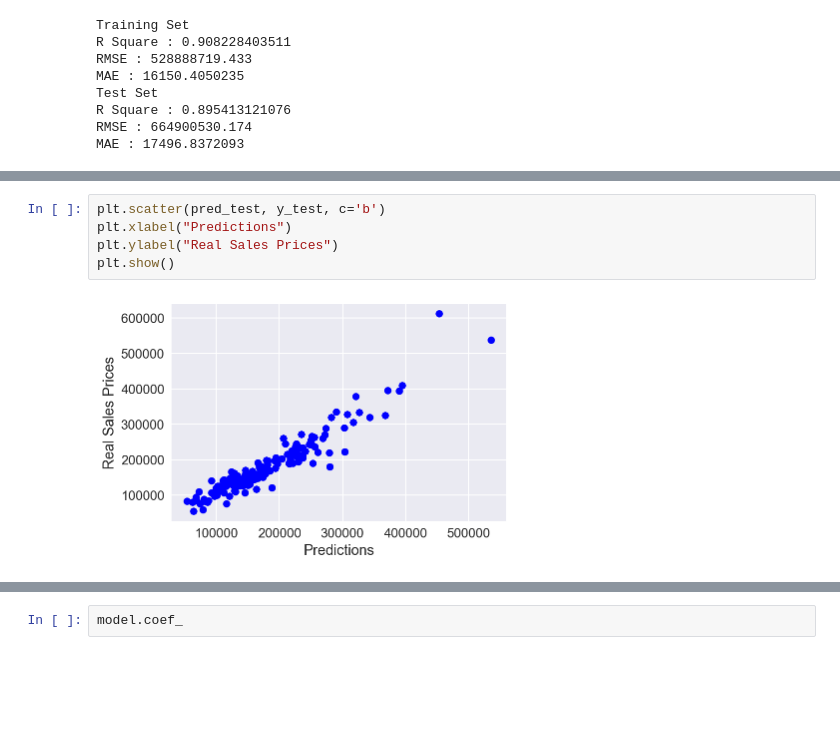
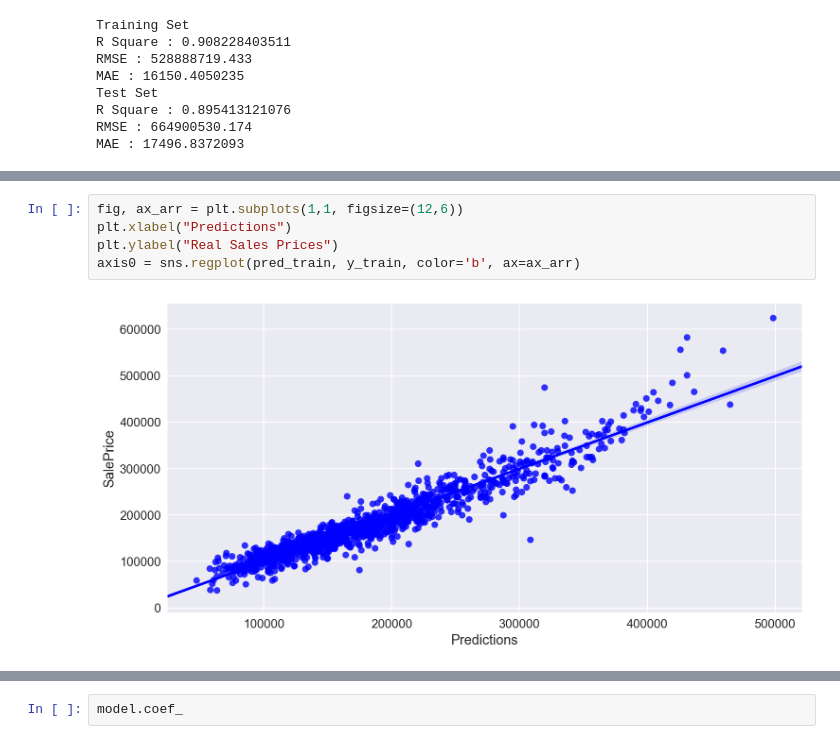
Before and after one commit to BhushanShet/BhushanShet.github.io, a Jupyter notebook: project-three/project-03-starter.ipynb, the cells around one changed output, grey strips where cells are left out. Saved outputs shown, nothing was run; the diff lists cells and outputs as text; blank space fills up the shorter version.

```diff
--- a/project-three/project-03-starter.ipynb
+++ b/project-three/project-03-starter.ipynb
@@ -550,7 +543,7 @@ plt.show()
-# %%
-plt.scatter(pred_test, y_test, c='b')
-plt.xlabel("Predictions")
-plt.ylabel("Real Sales Prices")
-plt.show()
-# %% [output]
-[figure, removed]
+# %%
+fig, ax_arr = plt.subplots(1,1, figsize=(12,6))
+plt.xlabel("Predictions")
+plt.ylabel("Real Sales Prices")
+axis0 = sns.regplot(pred_train, y_train, color='b', ax=ax_arr)
+# %% [output]
+[figure, added]
```
Also changed, not shown: parts of 2 cells of this notebook.
